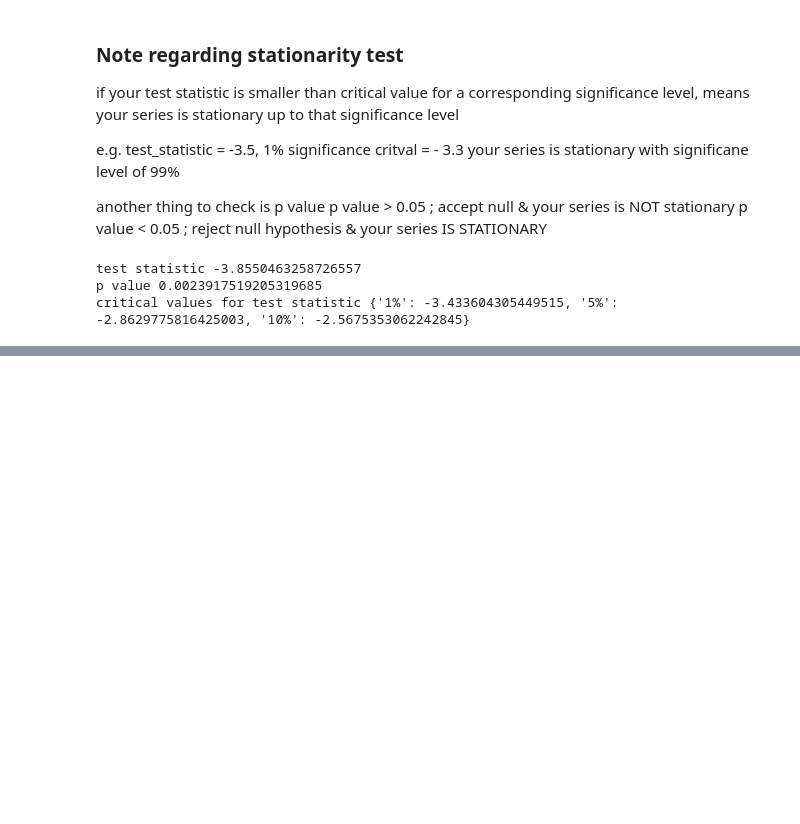
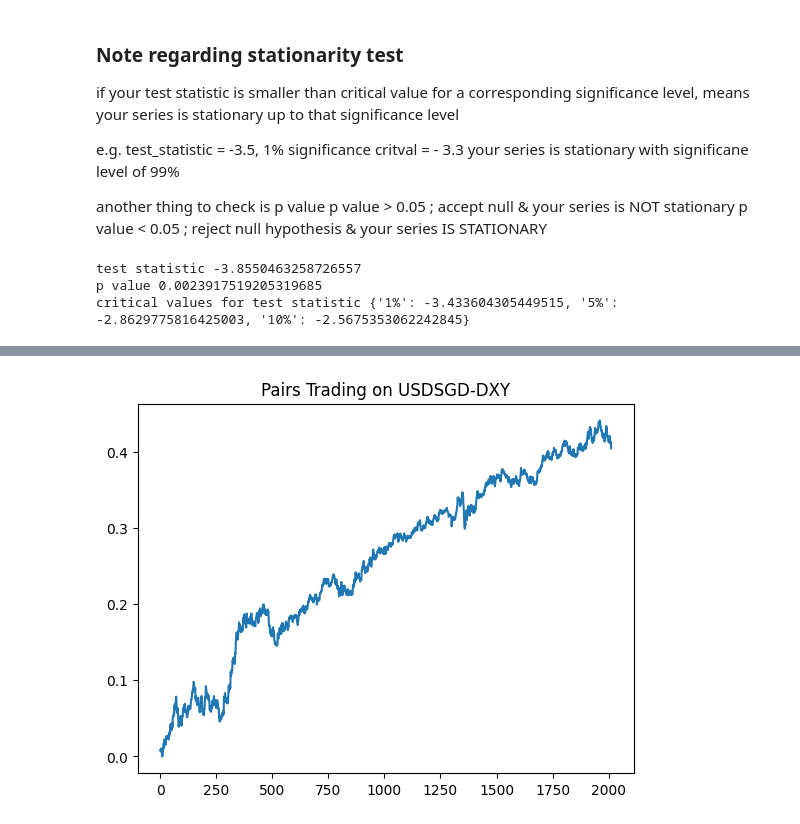
Before and after one commit to andreignatius/quant-trading, a Jupyter notebook: pairs/pairs_dxy.ipynb, the cells around one changed output, grey strips where cells are left out. Saved outputs shown, nothing was run; the diff lists cells and outputs as text; code cells hidden in the pictures; blank space fills up the shorter version.

```diff
--- a/pairs/pairs_dxy.ipynb
+++ b/pairs/pairs_dxy.ipynb
@@ -91,3 +95,6 @@ df_together
 | 2022-12-29 00:00:00-05:00 | 1.41017 | 103.839996 |
 | 2022-12-30 00:00:00-05:00 | 1.41840 | 103.519997 |
 2013 rows × 2 columns
+# %%
+return_df = (df_together / df_together.shift(1)) - 1
+return_df
@@ -165,0 +218,19 @@ critical values for test statistic {'1%': -3.433604305449515, '5%': -2.862977581
+# %%
+df_together["spread_position"] = 0
+df_together.loc[df_together["spread"] > 0, "spread_position"] = -1
+df_together.loc[df_together["spread"] < 0, "spread_position"] = 1
+df_together["spread_position"] = df_together["spread_position"].shift(1)
+df_together["sgd_position"] = df_together["spread_position"]
+df_together["dxy_position"] = df_together["spread_position"] * gamma * -1
+
+df_together["dailypnl"] = df_together["sgd_position"] * return_df["usdsgd"].shift(
+    -1
+) + df_together["dxy_position"] * return_df["dxy"].shift(-1)
+
+
+df_together["cumpnl"] = df_together["dailypnl"].cumsum()
+plt.plot(df_together["cumpnl"].values, label="Pairs Trading on USDSGD-DXY")
+plt.title("Pairs Trading on USDSGD-DXY")
+plt.show()
+# %% [output]
+[figure, added]
```
Also changed, not shown: parts of 15 cells of this notebook.
